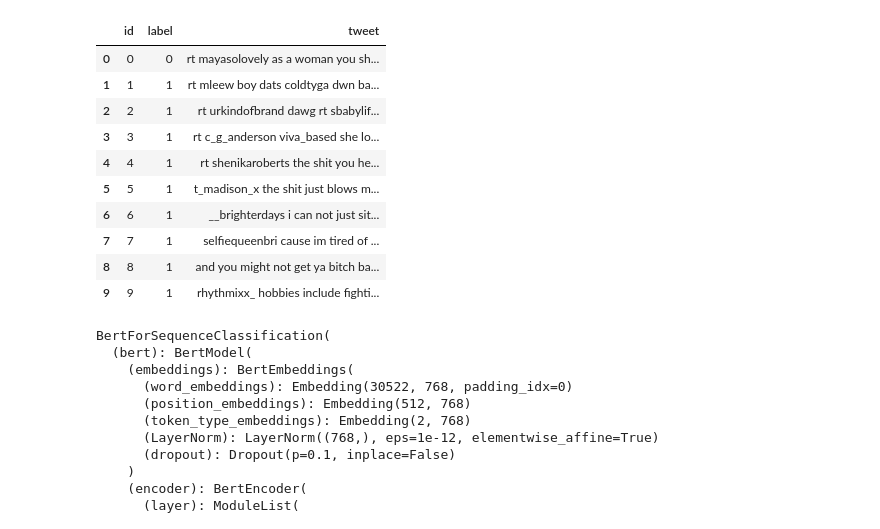
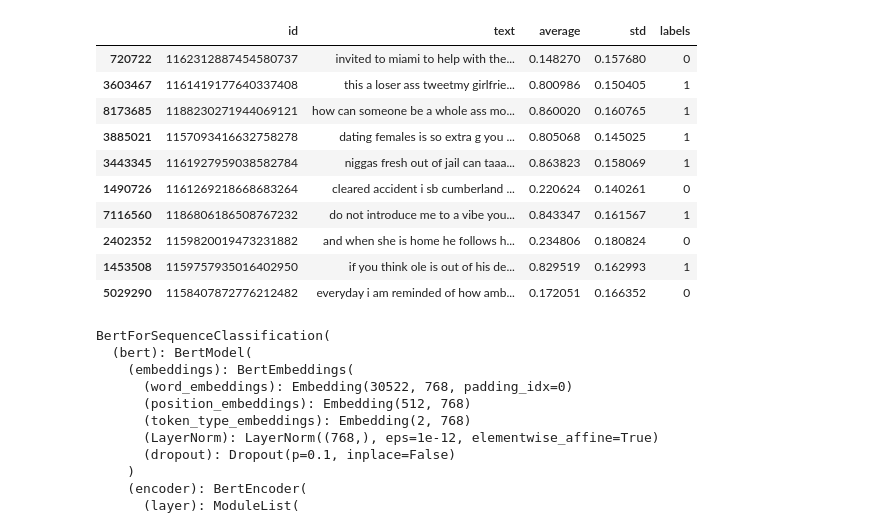
Before and after one commit to CYMN16/Inappropriate-Audio-Content-Detection-with-Transformer-Based-Approaches, a Jupyter notebook: SOLID_BERT_160k_colearning_5.ipynb, the cells around one changed output. Cells and saved outputs as stored; diff of their text form; code cells hidden in the pictures.

```diff
--- a/SOLID_finetuneHSO.ipynb
+++ b/SOLID_BERT_160k_colearning_5.ipynb
@@ -3,42 +3,42 @@ import pandas as pd
 from sklearn.model_selection import train_test_split
 
 # Trainer (has labels)
-# trainer_df = pd.read_csv('datasets/cleaned_SOLIDtest6K_trainer.tsv', sep="\t")
-learner_tweets_df = pd.read_csv('datasets/cleaned_hatespeech_offensive.tsv', sep="\t")
+trainer_df = pd.read_csv('datasets/cleaned_SOLIDtest6K_trainer.tsv', sep="\t")
+learner_tweets_df = pd.read_csv('datasets/cleaned_SOLID9M_learner.tsv', sep="\t")
 # %%
 import numpy as np
 # trainer_labels = trainer_df['label'].values
 # trainer_tweets = trainer_df['tweet'].values
-# learner_tweets_df['labels'] = learner_tweets_df['average'].apply(lambda x: 1 if x >= 0.8 else 0) # threshold the average values
+learner_tweets_df['labels'] = learner_tweets_df['average'].apply(lambda x: 1 if x >= 0.5 else 0) # threshold the average values
 
-# sample_size = 80000
-# positive_ratio = 0.75
+sample_size = 160000
+positive_ratio = 0.75
 
 # Select the most confident positive values
-# semi_tweets_pos_df = learner_tweets_df[learner_tweets_df['average'] > 0.8].sample(n=np.floor(sample_size*positive_ratio).astype(int), random_state=1)
+semi_tweets_pos_df = learner_tweets_df[learner_tweets_df['average'] > 0.8].sample(n=np.floor(sample_size*positive_ratio).astype(int), random_state=1)
 
 # Select the most confident negative values
-# semi_tweets_neg_df = learner_tweets_df[learner_tweets_df['average'] < 0.2].sample(n=np.floor(sample_size*(1-positive_ratio)).astype(int), random_state=1)
+semi_tweets_neg_df = learner_tweets_df[learner_tweets_df['average'] < 0.3].sample(n=np.floor(sample_size*(1-positive_ratio)).astype(int), random_state=1)
 
-# semi_tweets_df = pd.concat([semi_tweets_pos_df, semi_tweets_neg_df])
-# semi_tweets_df = semi_tweets_df.sample(frac=1, random_state=42)
+semi_tweets_df = pd.concat([semi_tweets_pos_df, semi_tweets_neg_df])
+semi_tweets_df = semi_tweets_df.sample(frac=1, random_state=42)
 
-semi_tweets = learner_tweets_df['tweet'].values
-semi_labels = learner_tweets_df['label'].values
+semi_tweets = semi_tweets_df['text'].values
+semi_labels = semi_tweets_df['labels'].values
 # %%
-learner_tweets_df.head(10)
+semi_tweets_df.head(10)
 # %% [output]
-|  | id | label | tweet |
-| 0 | 0 | 0 | rt mayasolovely as a woman you sh... |
-| 1 | 1 | 1 | rt mleew boy dats coldtyga dwn ba... |
-| 2 | 2 | 1 | rt urkindofbrand dawg rt sbabylif... |
-| 3 | 3 | 1 | rt c_g_anderson viva_based she lo... |
-| 4 | 4 | 1 | rt shenikaroberts the shit you he... |
-| 5 | 5 | 1 | t_madison_x the shit just blows m... |
-| 6 | 6 | 1 | __brighterdays i can not just sit... |
-| 7 | 7 | 1 | selfiequeenbri cause im tired of ... |
-| 8 | 8 | 1 | and you might not get ya bitch ba... |
-| 9 | 9 | 1 | rhythmixx_ hobbies include fighti... |
+|  | id | text | average | std | labels |
+| 720722 | 1162312887454580737 | invited to miami to help with the... | 0.148270 | 0.157680 | 0 |
+| 3603467 | 1161419177640337408 | this a loser ass tweetmy girlfrie... | 0.800986 | 0.150405 | 1 |
+| 8173685 | 1188230271944069121 | how can someone be a whole ass mo... | 0.860020 | 0.160765 | 1 |
+| 3885021 | 1157093416632758278 | dating females is so extra g you ... | 0.805068 | 0.145025 | 1 |
+| 3443345 | 1161927959038582784 | niggas fresh out of jail can taaa... | 0.863823 | 0.158069 | 1 |
+| 1490726 | 1161269218668683264 | cleared accident i sb cumberland ... | 0.220624 | 0.140261 | 0 |
+| 7116560 | 1186806186508767232 | do not introduce me to a vibe you... | 0.843347 | 0.161567 | 1 |
+| 2402352 | 1159820019473231882 | and when she is home he follows h... | 0.234806 | 0.180824 | 0 |
+| 1453508 | 1159757935016402950 | if you think ole is out of his de... | 0.829519 | 0.162993 | 1 |
+| 5029290 | 1158407872776212482 | everyday i am reminded of how amb... | 0.172051 | 0.166352 | 0 |
 # %%
 import torch
 from torch.utils.data import DataLoader, Dataset
```
Also changed, not shown: parts of 2 cells of this notebook, 11 other files.
